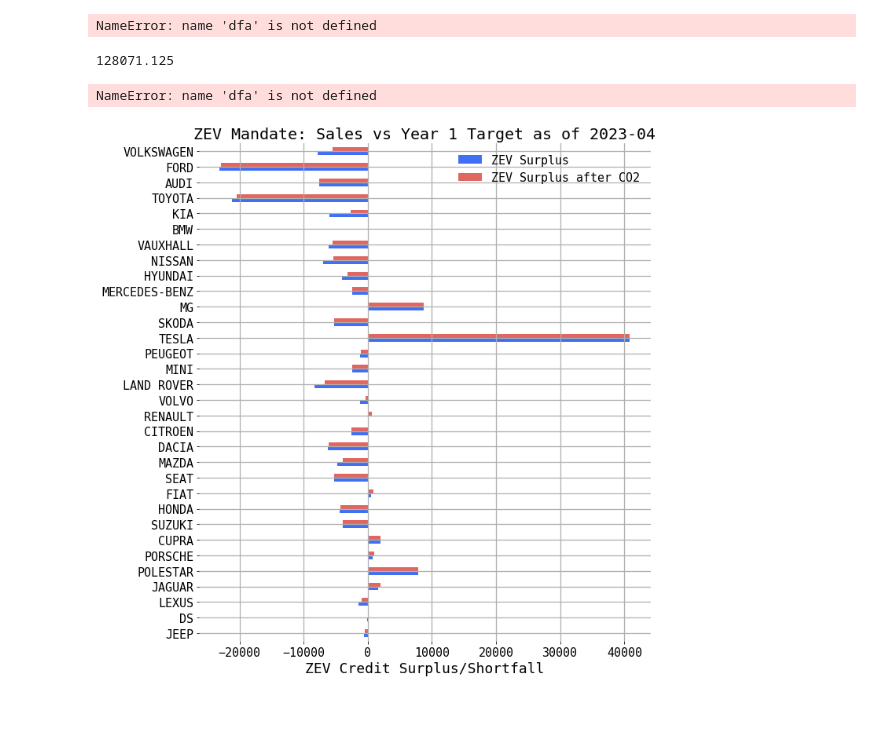
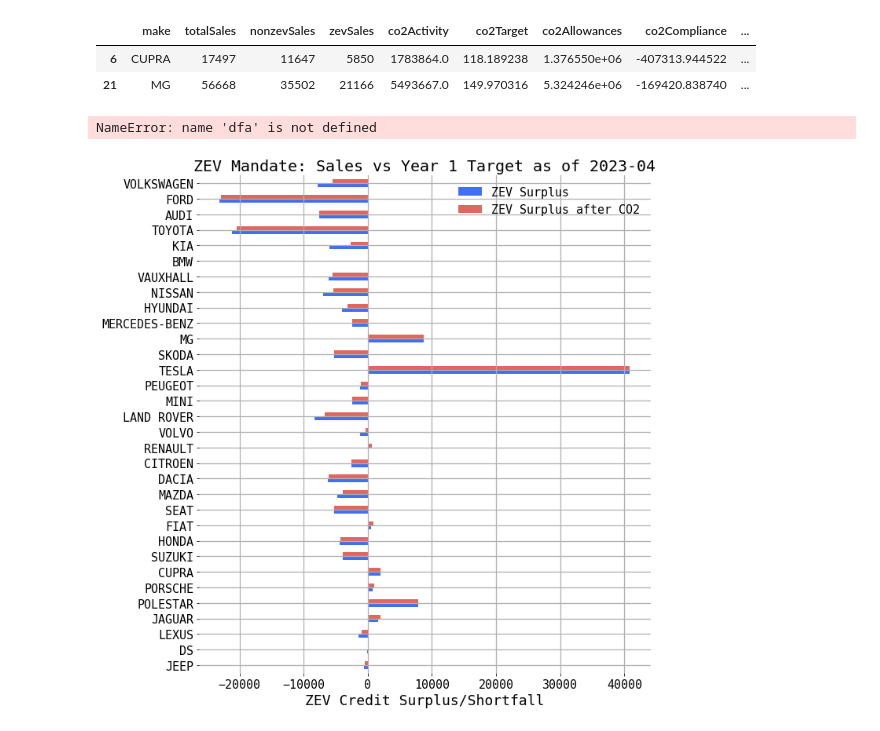
Before and after one commit to New-AutoMotive/zev_mandate, a Jupyter notebook: 05.01) Compliance tracker.ipynb, the cells around one changed output. Saved outputs shown, nothing was run; the diff lists cells and outputs as text; code cells hidden in the pictures.

```diff
--- a/05.01) Compliance tracker.ipynb
+++ b/05.01) Compliance tracker.ipynb
@@ -40,3 +38,15 @@ datetime.today().month
 last_month = datetime.today().replace(month=datetime.today().month-1).strftime(format='%Y-%m')
 # %%
 mandate =.22
+# %%
+car_targets = bq.from_bq_to_dataframe(
+query = """
+SELECT make, AVG(co2Emissions) as co2Target
+FROM VES_dataset.VRN_UK
+WHERE typeApproval = 'M1'
+AND monthOfFirstRegistration > '2020-12-31'
+AND monthOfFirstRegistration < '2022-01-01'
+AND co2Emissions > 0
+GROUP BY make
+
+""")
@@ -55,0 +80,28 @@ GROUP BY make
+# %%
+df_activity = bq.from_bq_to_dataframe(
+query = """
+SELECT
+    make,
+    COUNT(*) as totalSales,
+    COUNTIF(co2Emissions > 0) as nonzevSales,
+    COUNTIF(co2Emissions = 0) as zevSales,
+    SUM(co2Emissions) as co2Activity
+
+FROM VES_dataset.VRN_UK
+WHERE typeApproval = 'M1'
+AND CAST(monthOfFirstRegistration AS DATE) >= DATE_SUB(DATE_TRUNC(CURRENT_DATE(), MONTH), INTERVAL 1 YEAR)
+AND CAST(monthOfFirstRegistration AS DATE) < DATE_TRUNC(CURRENT_DATE(), MONTH)
+AND make IN (
+    SELECT make
+    FROM VES_dataset.VRN_UK
+    WHERE typeApproval = 'M1'
+    AND CAST(monthOfFirstRegistration AS DATE) >= DATE_SUB(DATE_TRUNC(CURRENT_DATE(), MONTH), INTERVAL 1 YEAR)
+    AND CAST(monthOfFirstRegistration AS DATE) < DATE_TRUNC(CURRENT_DATE(), MONTH)
+    -- AND total > 2500
+    GROUP BY make
+    HAVING COUNT(*) > 2500
+)
+GROUP BY make
+ORDER BY totalSales ASC;
+"""
+)
@@ -151,15 +240,13 @@ NameError: name 'dfa' is not defined
 # %%
-mandate = .22
-dfa['ZEVMallowances'] = dfa.apply(lambda row: (1-mandate) * row.totalSales, axis=1)
-dfa['ZEV Surplus'] = dfa.apply(lambda row: row.ZEVMallowances - row.nonzevSales, axis=1)
+
 dfa['ZEV Surplus after CO2'] = dfa.apply(lambda row: row['ZEV Surplus'] + row.co2_to_mandate_allowances, axis=1)
 # dfa['ZEV Surplus after CO2 - Proposed'] = dfa.apply(lambda row: row['ZEV Surplus'] + row.proposed_co2_to_mandate_allowances, axis=1)
-# %% [output]
-NameError: name 'dfa' is not defined
 # %%
-(1 - (mandate * .25)) * 135525
+dfa[(dfa.co2Compliance < 0) & (dfa['ZEV Surplus'] > 0)]
 # %% [output]
-128071.125
+|  | make | totalSales | nonzevSales | zevSales | co2Activity | co2Target | co2Allowances | co2Compliance | ... |
+| 6 | CUPRA | 17497 | 11647 | 5850 | 1783864.0 | 118.189238 | 1.376550e+06 | -407313.944522 | ... |
+| 21 | MG | 56668 | 35502 | 21166 | 5493667.0 | 149.970316 | 5.324246e+06 | -169420.838740 | ... |
 # %%
 dfa[dfa.make == 'VOLKSWAGEN']
 # %% [output]
```
Also changed, not shown: parts of 13 cells of this notebook, 3 other files.
